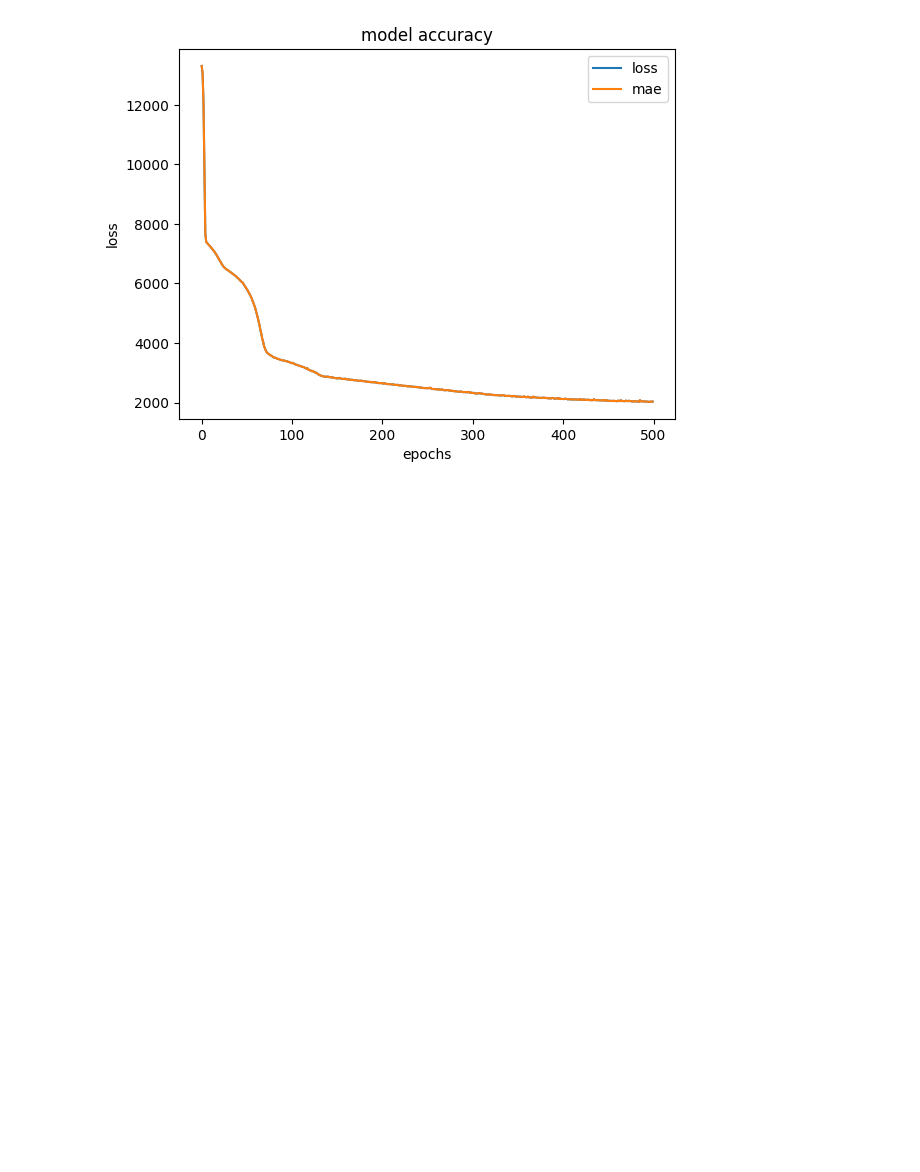
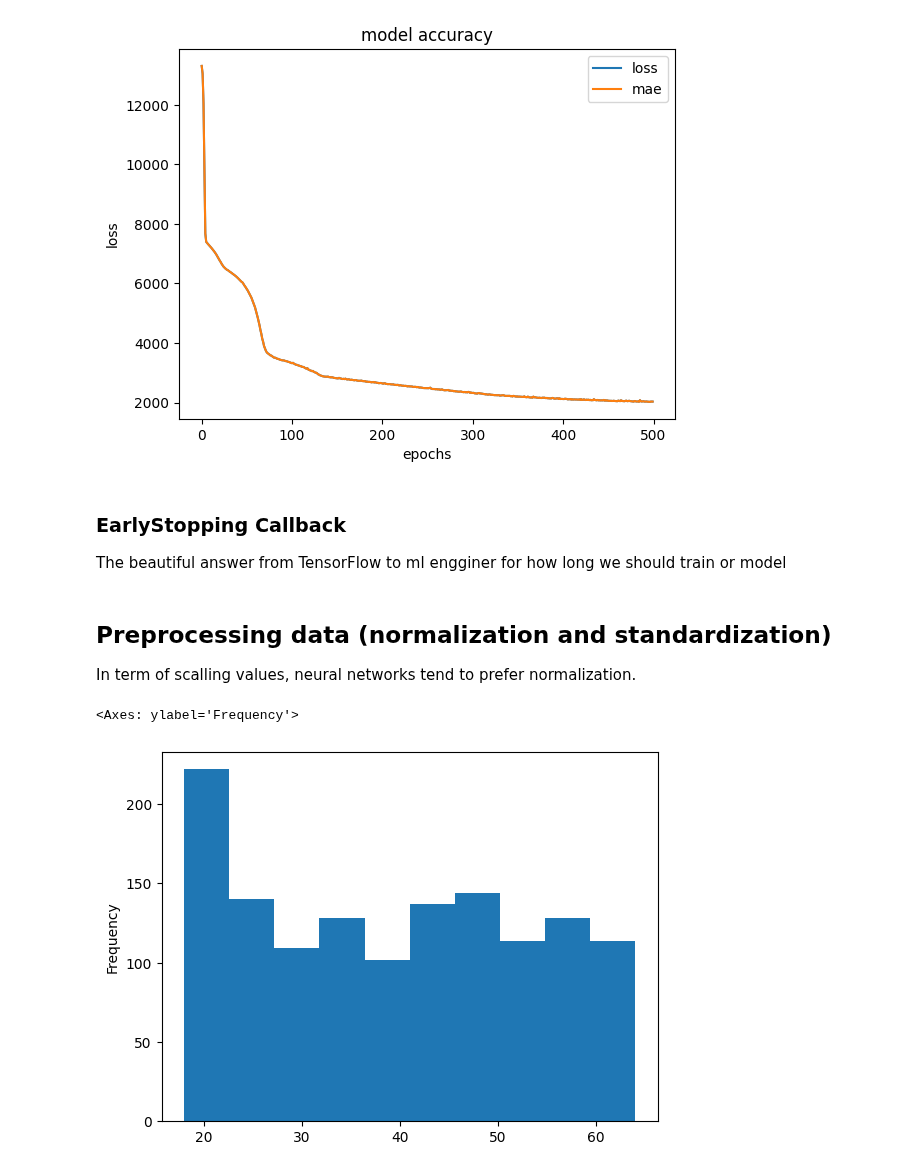
Before and after one commit to GabrielBatavia/Learn_TensorFlow, a Jupyter notebook: 01_neural_network_regression_with_tensorflow.ipynb, the cells around one changed output. Saved outputs shown, nothing was run; the diff lists cells and outputs as text; code cells hidden in the pictures; blank space fills up the shorter version.

```diff
--- a/01_neural_network_regression_with_tensorflow.ipynb
+++ b/01_neural_network_regression_with_tensorflow.ipynb
@@ -1127,3 +1127,16 @@ plt.xlabel("epochs")
 # %% [output]
 Text(0.5, 0, 'epochs')
 [figure]
+# %% [markdown]
+### EarlyStopping Callback
+
+The beautiful answer from TensorFlow to ml engginer for how long we should train or model
+# %% [markdown]
+## Preprocessing data (normalization and standardization)
+
+In term of scalling values, neural networks tend to prefer normalization.
+# %%
+x["age"].plot(kind="hist")
+# %% [output]
+<Axes: ylabel='Frequency'>
+[figure, added]
```
Also changed, not shown: parts of 6 cells of this notebook.
